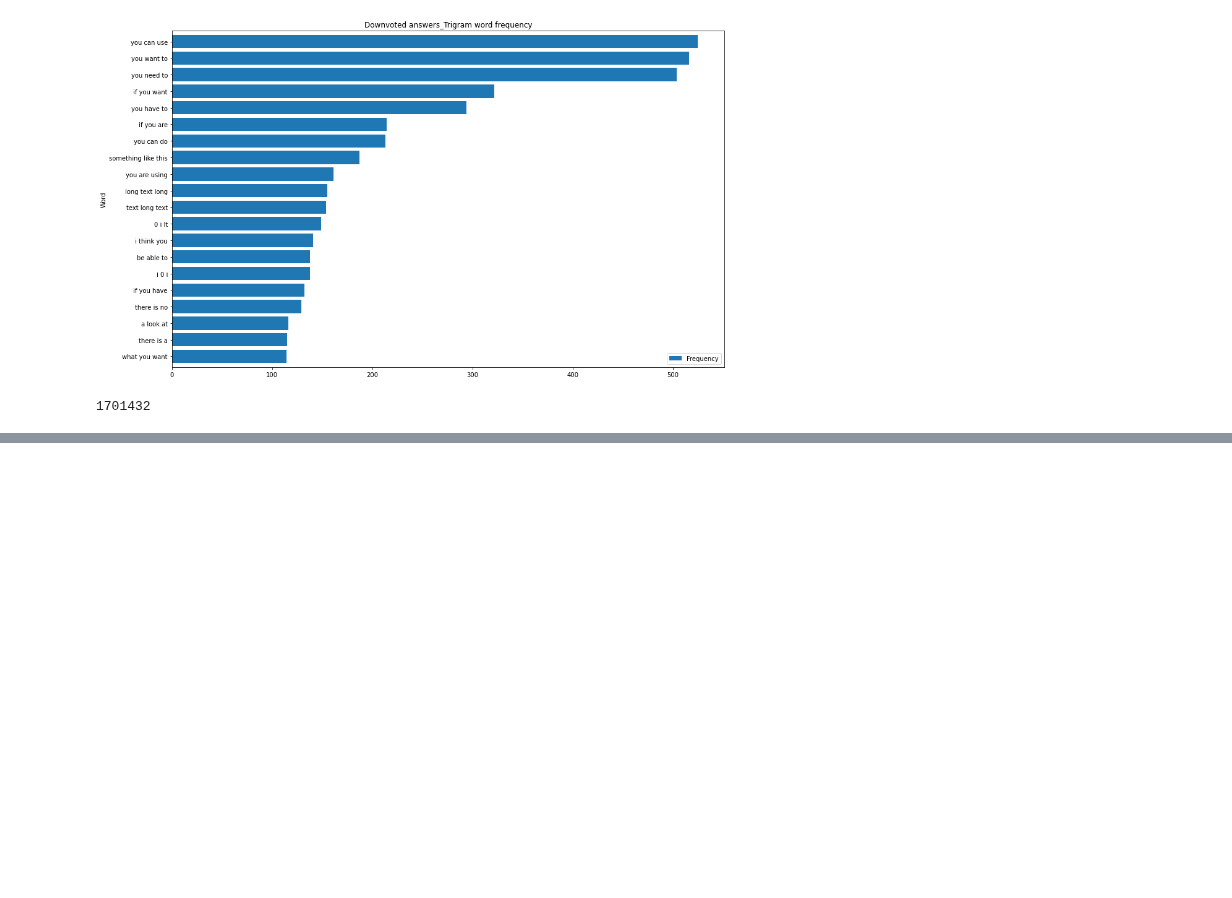
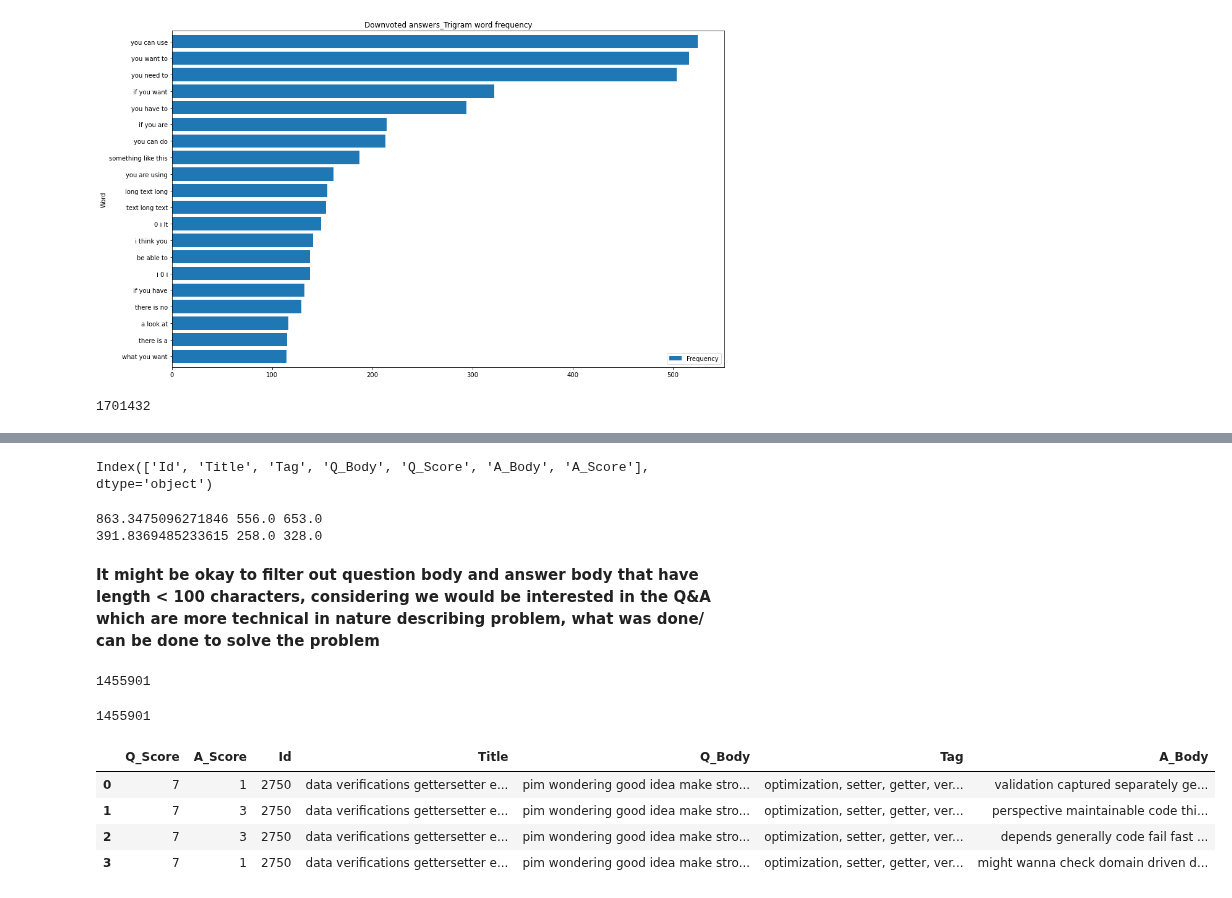
Before and after one commit to shalin4788/Springboard-DS-Track, a Jupyter notebook: Capstone Three_StackOverflow/notebooks/Data Wrangling and Exploratory Data Analysis.ipynb, the cells around one changed output, grey strips where cells are left out. Drawn from its saved outputs; the diff is of its cells as text; code cells hidden in the pictures; blank space fills up the shorter version.

```diff
--- a/Capstone Three_StackOverflow/notebooks/Data Wrangling and Exploratory Data Analysis.ipynb
+++ b/Capstone Three_StackOverflow/notebooks/Data Wrangling and Exploratory Data Analysis.ipynb
@@ -1160,5 +1146,0 @@ Index(['Q_Score', 'A_Score', 'Id', 'CreationYear', 'Title', 'Q_Body', 'Tag',
-# %%
-df_no_outliers.drop(columns=['CreationYear'],inplace=True)
-
-columnsTitles = ['Id', 'Title', 'Tag', 'Q_Body', 'Q_Score', 'A_Body', 'A_Score']
-df_cleansed = df_no_outliers.reindex(columns=columnsTitles)
@@ -1175 +1159,39 @@ df_cleansed.shape[0]
+# %%
+df_cleansed.columns
+# %% [output]
+Index(['Id', 'Title', 'Tag', 'Q_Body', 'Q_Score', 'A_Body', 'A_Score'], dtype='object')
+# %%
+Q_25perc = df_cleansed['Q_Body'].str.len().quantile(0.25)
+Q_75perc = df_cleansed['Q_Body'].str.len().quantile(0.75)
+Q_IQR = Q_75perc - Q_25perc
+
+A_25perc = df_cleansed['A_Body'].str.len().quantile(0.25)
+A_75perc = df_cleansed['A_Body'].str.len().quantile(0.75)
+A_IQR = A_75perc - A_25perc
+
+print(df_cleansed['Q_Body'].str.len().mean(), df_cleansed['Q_Body'].str.len().median(), Q_IQR)
+print(df_cleansed['A_Body'].str.len().mean(), df_cleansed['A_Body'].str.len().median(), A_IQR)
+# %% [output]
+863.3475096271846 556.0 653.0
+391.8369485233615 258.0 328.0
+# %% [markdown]
+**It might be okay to filter out question body and answer body that have length < 100 characters, considering we would be interested in the Q&A which are more technical in nature describing problem, what was done/ can be done to solve the problem**
+# %%
+df_cleansed = df_no_outliers[df_no_outliers['Q_Body'].str.len() >= 100]
+df_cleansed = df_no_outliers[df_no_outliers['A_Body'].str.len() >= 100]
+df_cleansed.shape[0]
+# %% [output]
+1455901
+# %%
+df_cleansed.shape[0]
+# %% [output]
+1455901
+# %%
+df_cleansed.head(4)
+# %% [output]
+|  | Q_Score | A_Score | Id | Title | Q_Body | Tag | A_Body |
+| 0 | 7 | 1 | 2750 | data verifications gettersetter e... | pim wondering good idea make stro... | optimization, setter, getter, ver... | validation captured separately ge... |
+| 1 | 7 | 3 | 2750 | data verifications gettersetter e... | pim wondering good idea make stro... | optimization, setter, getter, ver... | perspective maintainable code thi... |
+| 2 | 7 | 3 | 2750 | data verifications gettersetter e... | pim wondering good idea make stro... | optimization, setter, getter, ver... | depends generally code fail fast ... |
+| 3 | 7 | 1 | 2750 | data verifications gettersetter e... | pim wondering good idea make stro... | optimization, setter, getter, ver... | might wanna check domain driven d... |
 # %%
```
Also changed, not shown: parts of 12 cells of this notebook.
